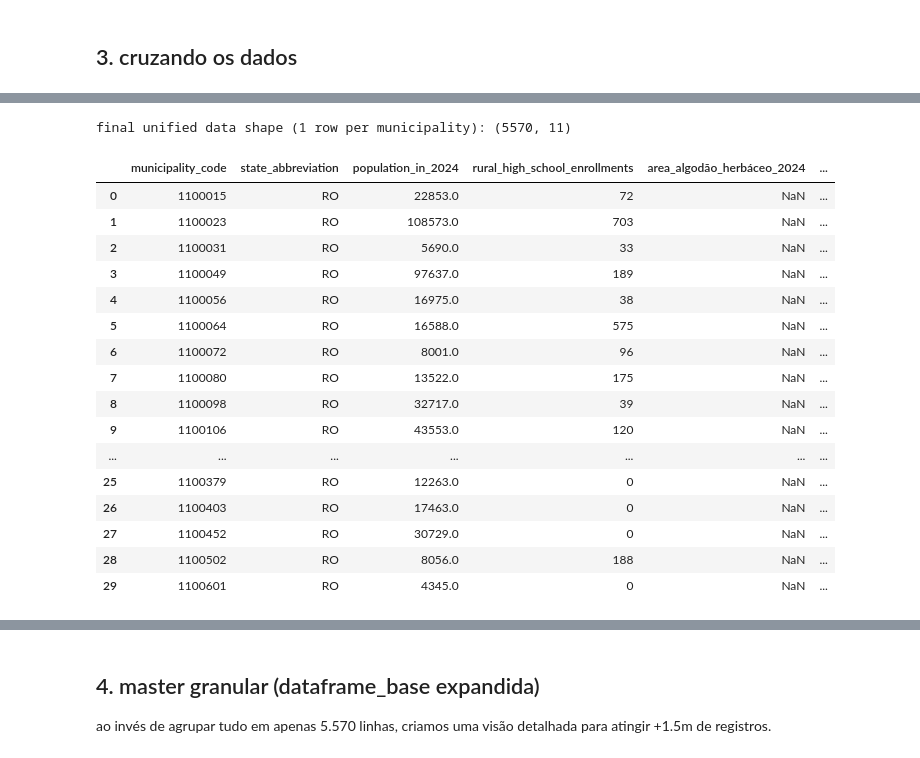
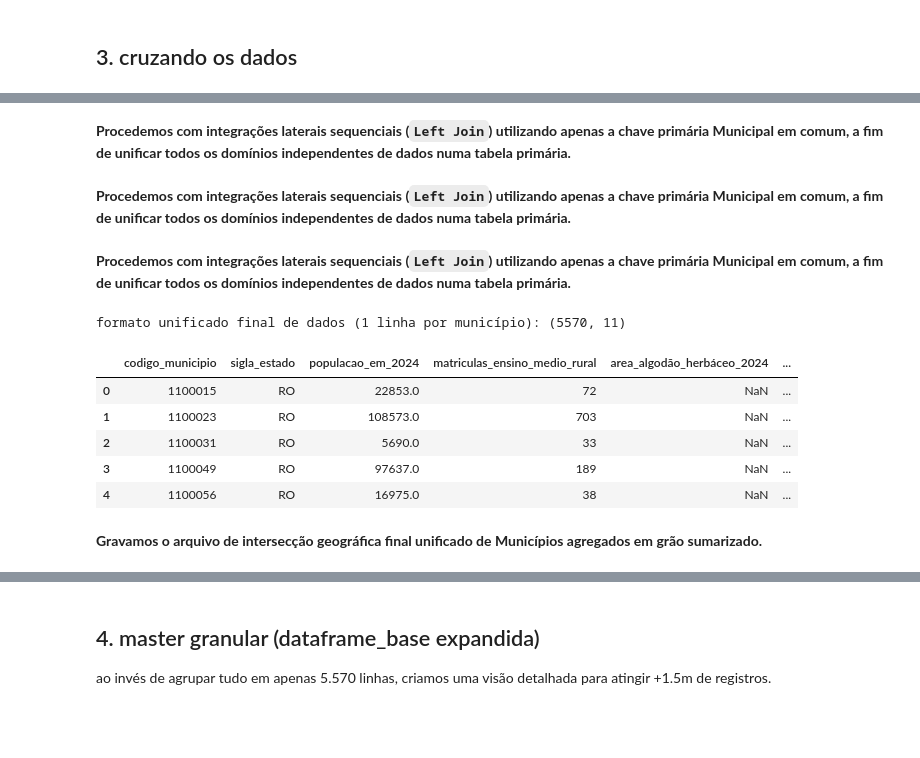
Before and after one commit to Raimundoivy/pad_avaliacao_02, a Jupyter notebook: notebooks/pad_avaliacao_02.ipynb, the cells around one changed output, grey strips where cells are left out. Saved outputs shown, nothing was run; the diff lists cells and outputs as text; code cells hidden in the pictures; blank space fills up the shorter version.

```diff
--- a/notebooks/pad_avaliacao_02.ipynb
+++ b/notebooks/pad_avaliacao_02.ipynb
@@ -456,10 +489,14 @@ dataframe_agricultura_pivo = dataframe_agricultura_recente.pivot_table(
     values='area_colhida_em_hectares',
     aggfunc='sum'
 ).reset_index()
+# %% [markdown]
+**Procedemos com integrações laterais sequenciais (`Left Join`) utilizando apenas a chave primária Municipal em comum, a fim de unificar todos os domínios independentes de dados numa tabela primária.**
 # %%
 # renomear strings do cabeçalho para snake_case evitando espaços
 dataframe_agricultura_pivo.columns = ['codigo_municipio'] + [f"area_{c.split(' (')[0].replace('-', '_').replace(' ', '_').lower()}_{ano_maximo}" for c in dataframe_agricultura_pivo.columns if c != 'codigo_municipio']
 dataframe_base = pd.merge(dataframe_base, dataframe_agricultura_pivo, on='codigo_municipio', how='left')
+# %% [markdown]
+**Procedemos com integrações laterais sequenciais (`Left Join`) utilizando apenas a chave primária Municipal em comum, a fim de unificar todos os domínios independentes de dados numa tabela primária.**
 # %%
 # 4. adicionar área de estabelecimentos agropecuários (tabela 6773)
 # para evitar a dupla correspondência dos cabeçalhos de estado/região, vamos filtrar rigorosamente o nivel_geografico apenas para '7' (nível cidade)
@@ -470,32 +507,25 @@ else:
 dataframe_estabelecimentos_municipio = dataframe_estabelecimentos_municipio[['codigo_municipio', 'numero_de_estabelecimentos_agricolas', 'area_total_em_hectares']]
 dataframe_estabelecimentos_municipio.columns = ['codigo_municipio', 'total_estabelecimentos_agricolas', 'area_total_agricola_em_hectares']
 dataframe_base = pd.merge(dataframe_base, dataframe_estabelecimentos_municipio, on='codigo_municipio', how='left')
+# %% [markdown]
+**Procedemos com integrações laterais sequenciais (`Left Join`) utilizando apenas a chave primária Municipal em comum, a fim de unificar todos os domínios independentes de dados numa tabela primária.**
 # %%
 # 5. adicionar dados de uso de tratores (tabela 6873)
 dataframe_tratores_municipio = dataframe_tratores.drop_duplicates(subset=['codigo_municipio'])
 dataframe_tratores_municipio = dataframe_tratores_municipio[['codigo_municipio', 'numero_de_tratores_em_uso']]
 dataframe_base = pd.merge(dataframe_base, dataframe_tratores_municipio, on='codigo_municipio', how='left')
 print(f"\nformato unificado final de dados (1 linha por município): {dataframe_base.shape}")
-display(dataframe_base.head(30))
+display(dataframe_base.head())
 # %% [output]
-final unified data shape (1 row per municipality): (5570, 11)
+formato unificado final de dados (1 linha por município): (5570, 11)
-|  | municipality_code | state_abbreviation | population_in_2024 | rural_high_school_enrollments | area_algodão_herbáceo_2024 | ... |
+|  | codigo_municipio | sigla_estado | populacao_em_2024 | matriculas_ensino_medio_rural | area_algodão_herbáceo_2024 | ... |
 | 0 | 1100015 | RO | 22853.0 | 72 | NaN | ... |
 | 1 | 1100023 | RO | 108573.0 | 703 | NaN | ... |
 | 2 | 1100031 | RO | 5690.0 | 33 | NaN | ... |
 | 3 | 1100049 | RO | 97637.0 | 189 | NaN | ... |
 | 4 | 1100056 | RO | 16975.0 | 38 | NaN | ... |
-| 5 | 1100064 | RO | 16588.0 | 575 | NaN | ... |
-| 6 | 1100072 | RO | 8001.0 | 96 | NaN | ... |
-| 7 | 1100080 | RO | 13522.0 | 175 | NaN | ... |
-| 8 | 1100098 | RO | 32717.0 | 39 | NaN | ... |
-| 9 | 1100106 | RO | 43553.0 | 120 | NaN | ... |
-| ... | ... | ... | ... | ... | ... | ... |
-| 25 | 1100379 | RO | 12263.0 | 0 | NaN | ... |
-| 26 | 1100403 | RO | 17463.0 | 0 | NaN | ... |
-| 27 | 1100452 | RO | 30729.0 | 0 | NaN | ... |
-| 28 | 1100502 | RO | 8056.0 | 188 | NaN | ... |
-| 29 | 1100601 | RO | 4345.0 | 0 | NaN | ... |
+# %% [markdown]
+**Gravamos o arquivo de intersecção geográfica final unificado de Municípios agregados em grão sumarizado.**
 # %%
 # salvar conjunto de dados master de referência
 caminho_arquivo_csv_master_saida = '/home/raimundoivy/Documents/pad_avaliação_02/dados/master_municipios_agrupado.csv'
```
Also changed, not shown: parts of 49 cells of this notebook.
